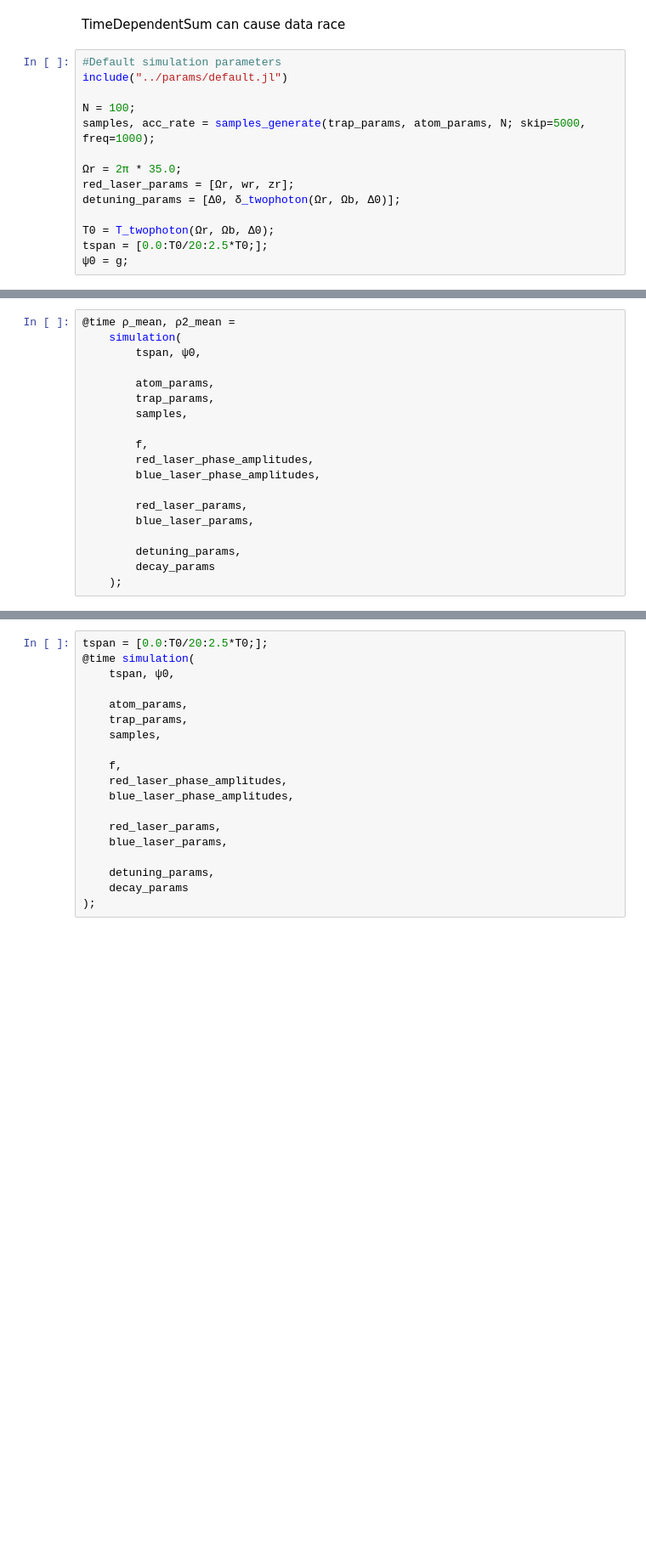
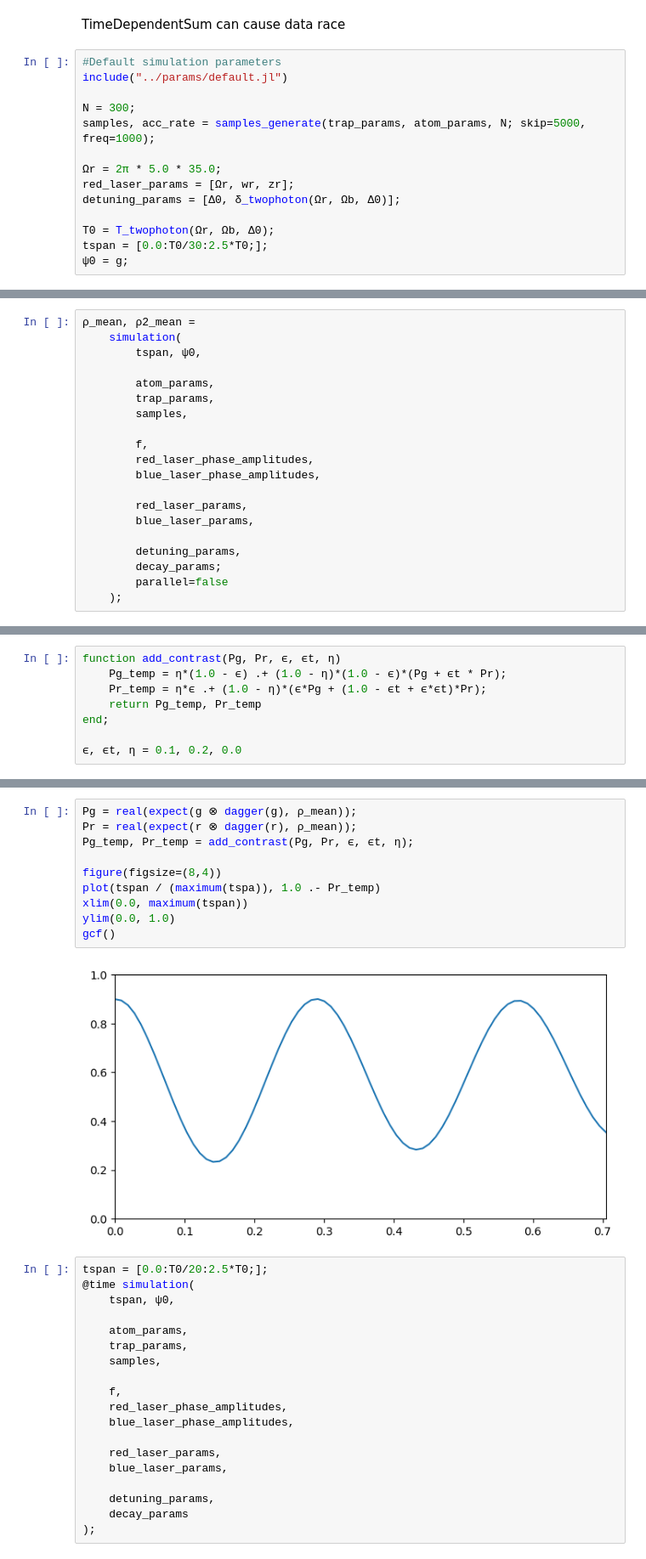
Before and after one commit to mgoloshchapov/ColdAtoms, a Jupyter notebook: notebooks/Srach_polniy.ipynb, the cells around one changed output, grey strips where cells are left out. Shown at 85% size. Cells and saved outputs as stored; diff of their text form; blank space fills up the shorter version.

```diff
--- a/notebooks/Srach_polniy.ipynb
+++ b/notebooks/Srach_polniy.ipynb
@@ -11,13 +11,13 @@ TimeDependentSum can cause data race
 #Default simulation parameters
 include("../params/default.jl")
 
-N = 100;
+N = 300;
 samples, acc_rate = samples_generate(trap_params, atom_params, N; skip=5000, freq=1000);
 
-Ωr = 2π * 35.0;
+Ωr = 2π * 5.0 * 35.0;
 red_laser_params = [Ωr, wr, zr];
 detuning_params = [Δ0, δ_twophoton(Ωr, Ωb, Δ0)];
 
 T0 = T_twophoton(Ωr, Ωb, Δ0);
-tspan = [0.0:T0/20:2.5*T0;];
+tspan = [0.0:T0/30:2.5*T0;];
 ψ0 = g;
@@ -24,5 +28,5 @@ tspan = [0.0:T0/20:2.5*T0;];
 # %%
-@time ρ_mean, ρ2_mean =
+ρ_mean, ρ2_mean =
     simulation(
         tspan, ψ0,
 
@@ -38,5 +42,6 @@ tspan = [0.0:T0/20:2.5*T0;];
         blue_laser_params,
 
         detuning_params,
-        decay_params
+        decay_params;
+        parallel=false
     );
@@ -72,0 +48,8 @@ gcf()
+# %%
+function add_contrast(Pg, Pr, ϵ, ϵt, η)
+    Pg_temp = η*(1.0 - ϵ) .+ (1.0 - η)*(1.0 - ϵ)*(Pg + ϵt * Pr);
+    Pr_temp = η*ϵ .+ (1.0 - η)*(ϵ*Pg + (1.0 - ϵt + ϵ*ϵt)*Pr);
+    return Pg_temp, Pr_temp
+end;
+
+ϵ, ϵt, η = 0.1, 0.2, 0.0
@@ -73,3 +58,15 @@ gcf()
+# %%
+Pg = real(expect(g ⊗ dagger(g), ρ_mean));
+Pr = real(expect(r ⊗ dagger(r), ρ_mean));
+Pg_temp, Pr_temp = add_contrast(Pg, Pr, ϵ, ϵt, η);
+
+figure(figsize=(8,4))
+plot(tspan / (maximum(tspa)), 1.0 .- Pr_temp)
+xlim(0.0, maximum(tspan))
+ylim(0.0, 1.0)
+gcf()
+# %% [output]
+[figure, added]
 # %%
 tspan = [0.0:T0/20:2.5*T0;];
 @time simulation(
```
Also changed, not shown: parts of 8 cells of this notebook, 13 other files.
